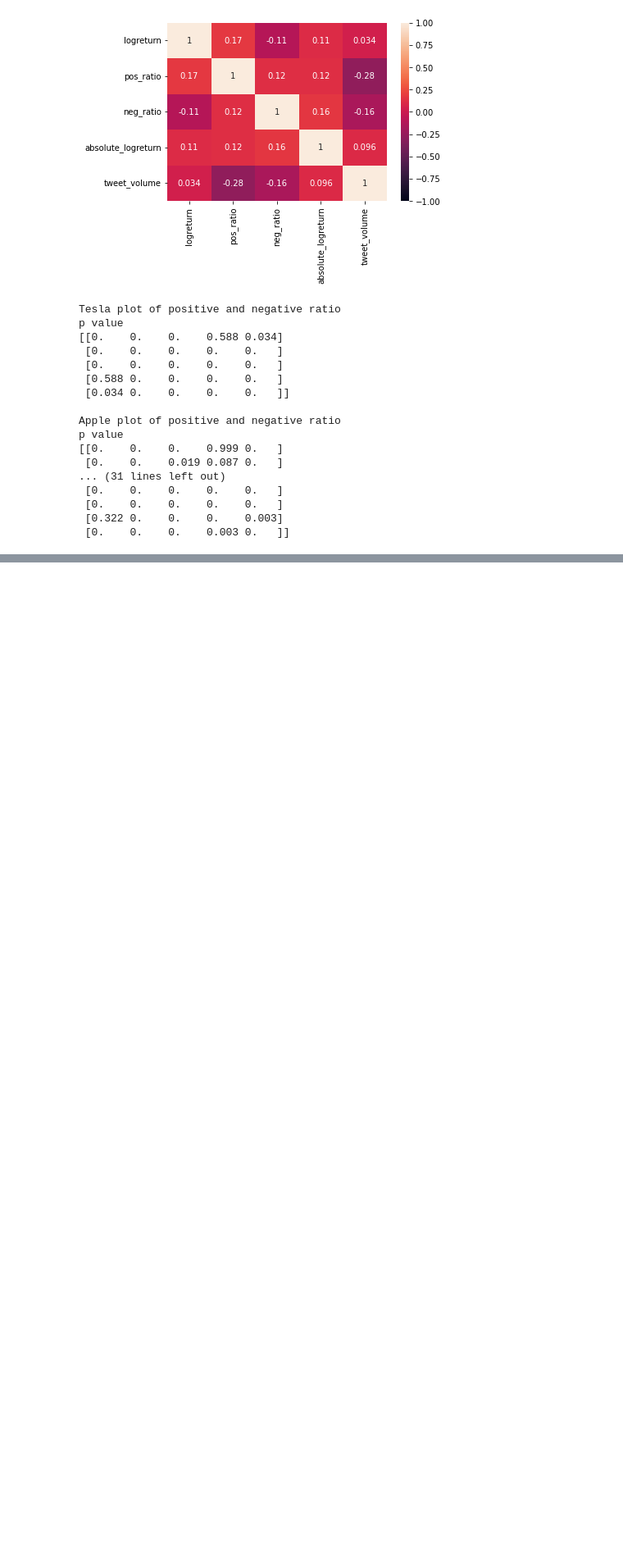
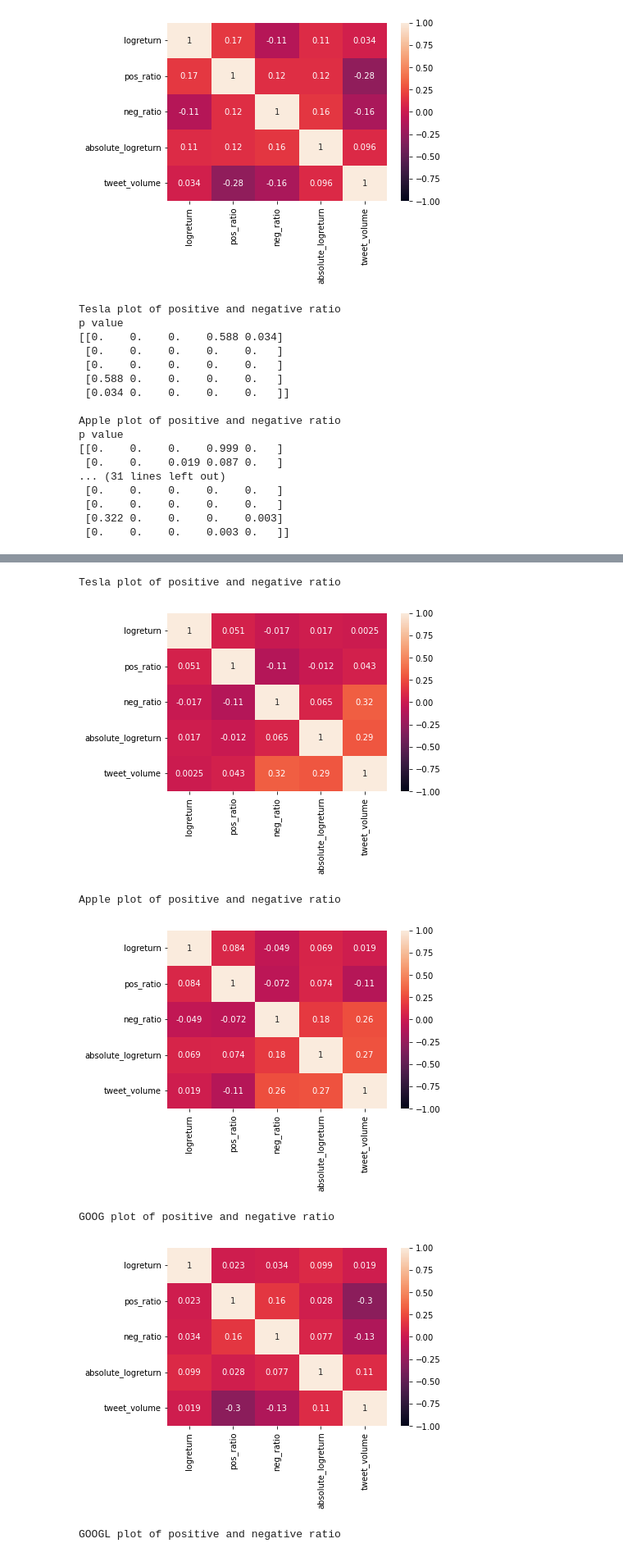
Before and after one commit to homolyapanni/MSc_thesis, a Jupyter notebook: Spearman_correlation.ipynb, the cells around one changed output, grey strips where cells are left out. Shown at 82% size. Saved outputs shown, nothing was run; the diff lists cells and outputs as text; code cells hidden in the pictures; blank space fills up the shorter version.

```diff
--- a/Spearman_correlation.ipynb
+++ b/Spearman_correlation.ipynb
@@ -509,0 +536,6 @@ p value
+# %%
+merge_stock_df_list = []
+for weekday_stock_metrics_df in weekday_stock_metrics_df_list:
+    merge_stock_df = weekday_stock_metrics_df.copy()
+    merge_stock_df['merge_date'] = merge_stock_df['date']
+    merge_stock_df_list.append(merge_stock_df)
@@ -509,0 +576,6 @@ p value
+# %%
+merge_stock_sent_df_list = []
+for i,merge_sent_df in enumerate(merge_sent_df_list):
+    merge_stock_sent_df = pd.merge(merge_stock_df_list[i],merge_sent_df,on='merge_date')
+    merge_stock_sent_df_list.append(merge_stock_sent_df)
+merge_stock_sent_df_list[0]
@@ -509,0 +612,6 @@ p value
+# %%
+tweet_vol_df_list_2 = []
+for tweet_vol_df in tweet_vol_df_list:
+    tweet_vol_df = tweet_vol_df.rename(columns={"date": "merge_date"})
+    tweet_vol_df_list_2.append(tweet_vol_df)
+tweet_vol_df_list_2[0]
@@ -509,0 +632,7 @@ p value
+# %%
+spearman_df_list_2 = []
+for i,merge_stock_sent_df in enumerate(merge_stock_sent_df_list):
+    spearman_df_2 = pd.merge(merge_stock_sent_df[['merge_date','logreturn','pos_ratio','neg_ratio','absolute_logreturn']],
+                           tweet_vol_df_list_2[i],on='merge_date')
+    spearman_df_list_2.append(spearman_df_2)
+spearman_df_list_2[0]
@@ -509,0 +653,21 @@ p value
+# %%
+import seaborn as sns
+%matplotlib inline
+
+company_name_list = ['Tesla', 'Apple', 'GOOG', 'GOOGL', 'Amazon', 'Microsoft']
+
+for i,name in enumerate(company_name_list):
+    print(f'{name} plot of positive and negative ratio',flush=True)
+    corr = spearman_df_list_2[i].corr(method='spearman')
+    sns.heatmap(corr, xticklabels=corr.columns, yticklabels=corr.columns, vmin=-1, vmax=1, annot=True)
+
+    ax.set_xticks([])
+    plt.show()
+# %% [output]
+Tesla plot of positive and negative ratio
+[figure, added]
+Apple plot of positive and negative ratio
+[figure, added]
+GOOG plot of positive and negative ratio
+[figure, added]
+GOOGL plot of positive and negative ratio
```
Also changed, not shown: parts of 12 cells of this notebook.
